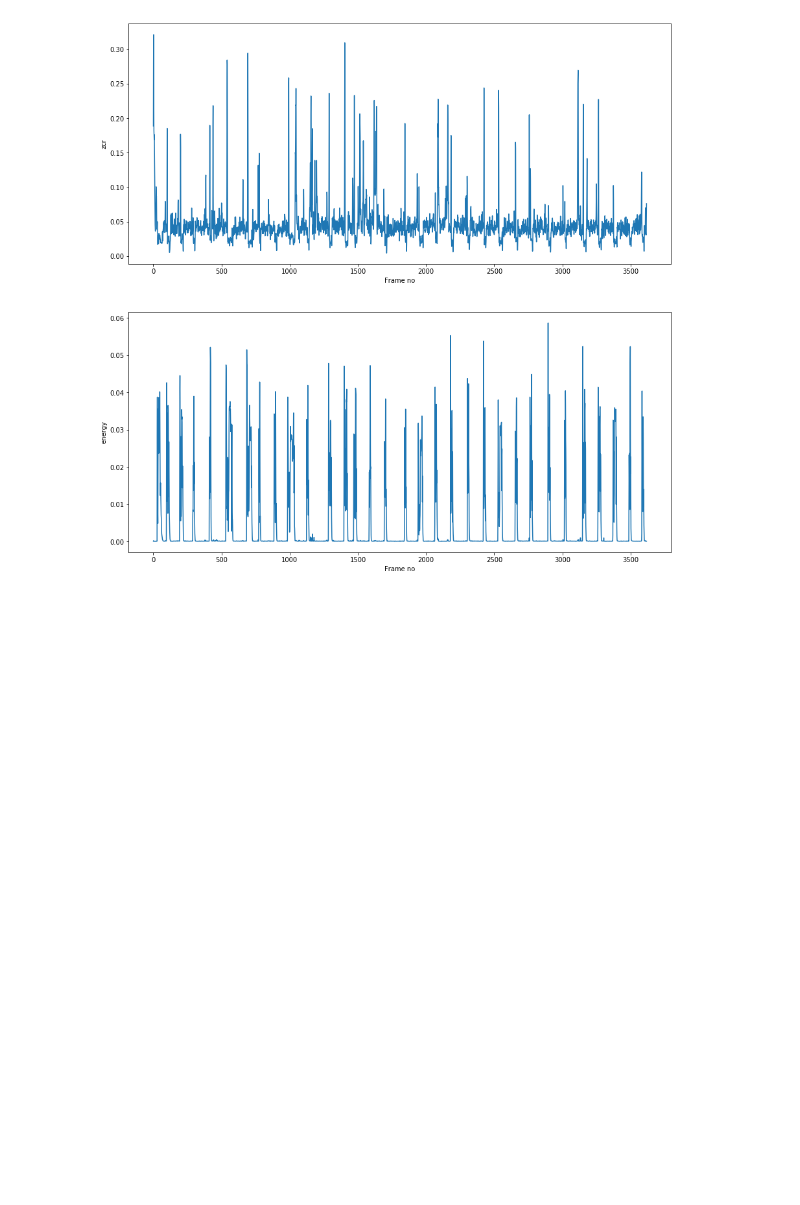
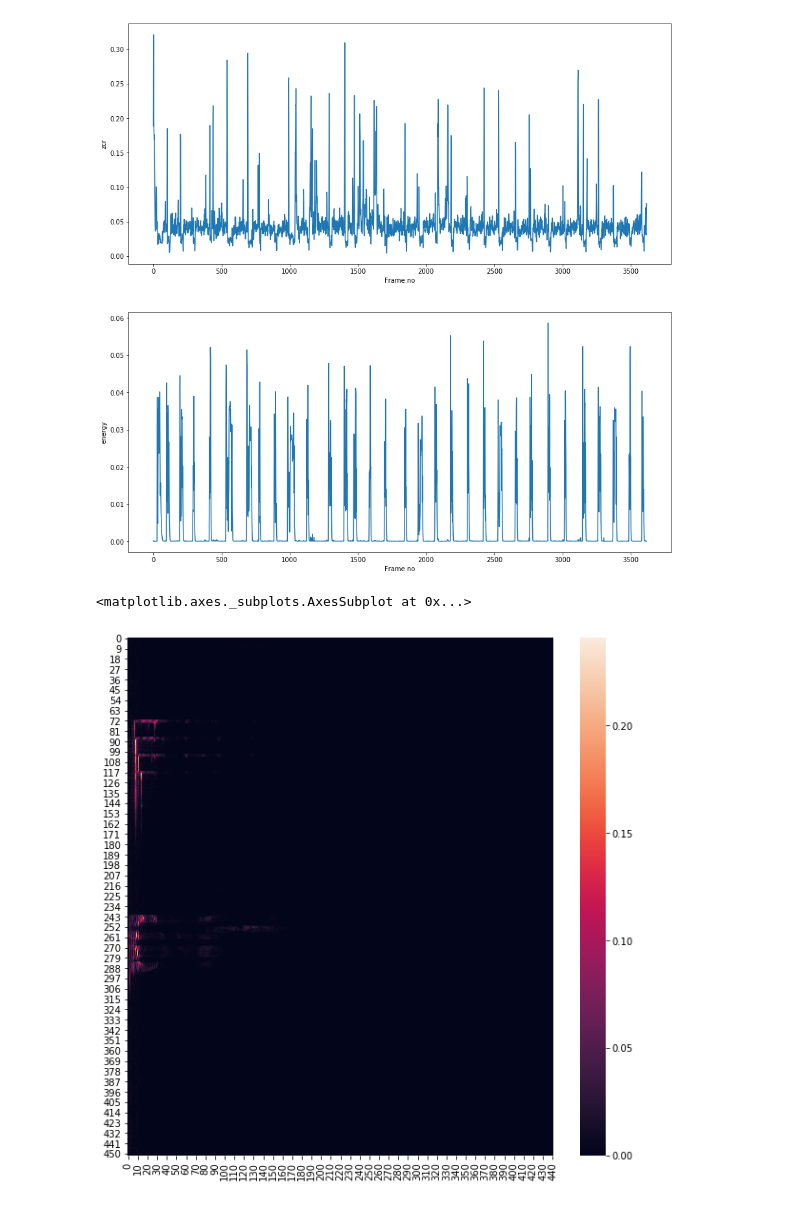
Before and after one commit to SebasPelaez/speech-recognition-pi, a Jupyter notebook: Pruebas.ipynb, the cells around one changed output. Drawn from its saved outputs; the diff is of its cells as text; code cells hidden in the pictures; blank space fills up the shorter version.

```diff
--- a/Pruebas.ipynb
+++ b/Pruebas.ipynb
@@ -32,6 +58,19 @@ plt.subplot(2,1,2); plt.plot(F[1,:]); plt.xlabel('Frame no'); plt.ylabel(f_names
 # %%
 sample_audio_path = os.path.join(params['data_dir'],'audios','Acelera','E-acelera_1.wav')
+
 [fs, x] = audioBasicIO.readAudioFile(sample_audio_path)
 x = audioBasicIO.stereo2mono(x)
-specgram, TimeAxis, FreqAxis = audioFeatureExtraction.stSpectogram(x[:200000], fs, round(fs * 0.02),
-round(fs * 0.01), False)
+x = rescaled_signal(x)
+
+specgram, TimeAxis, FreqAxis = audioFeatureExtraction.stSpectogram(
+    x[:200000],
+    fs,
+    round(fs * 0.02),
+    round(fs * 0.01),
+    False)
+
+fig, axis = plt.subplots(figsize=(10,10))
+sns.heatmap(specgram)
+# %% [output]
+<matplotlib.axes._subplots.AxesSubplot at 0x...>
+[figure, added]
```
Also changed, not shown: parts of 15 cells of this notebook.
